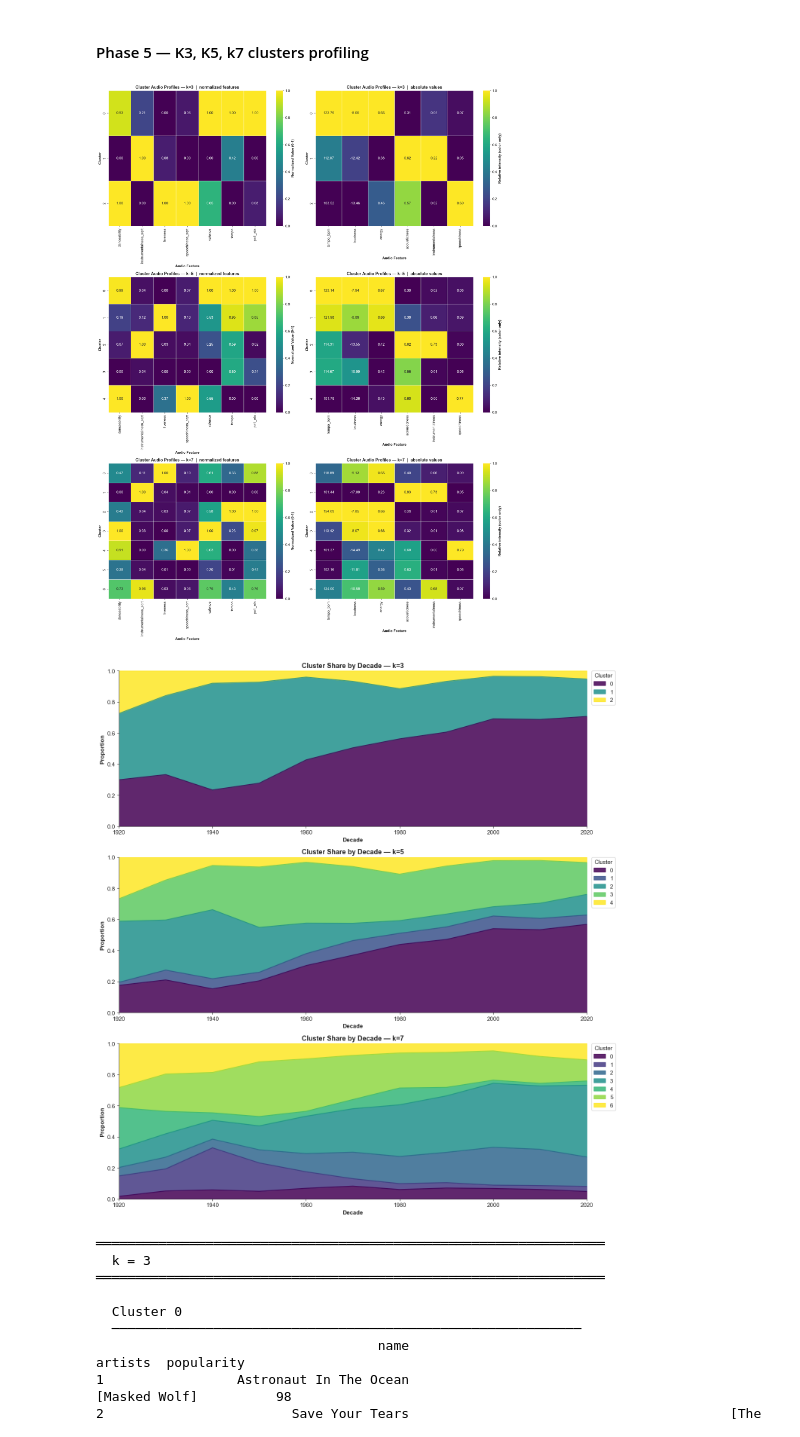
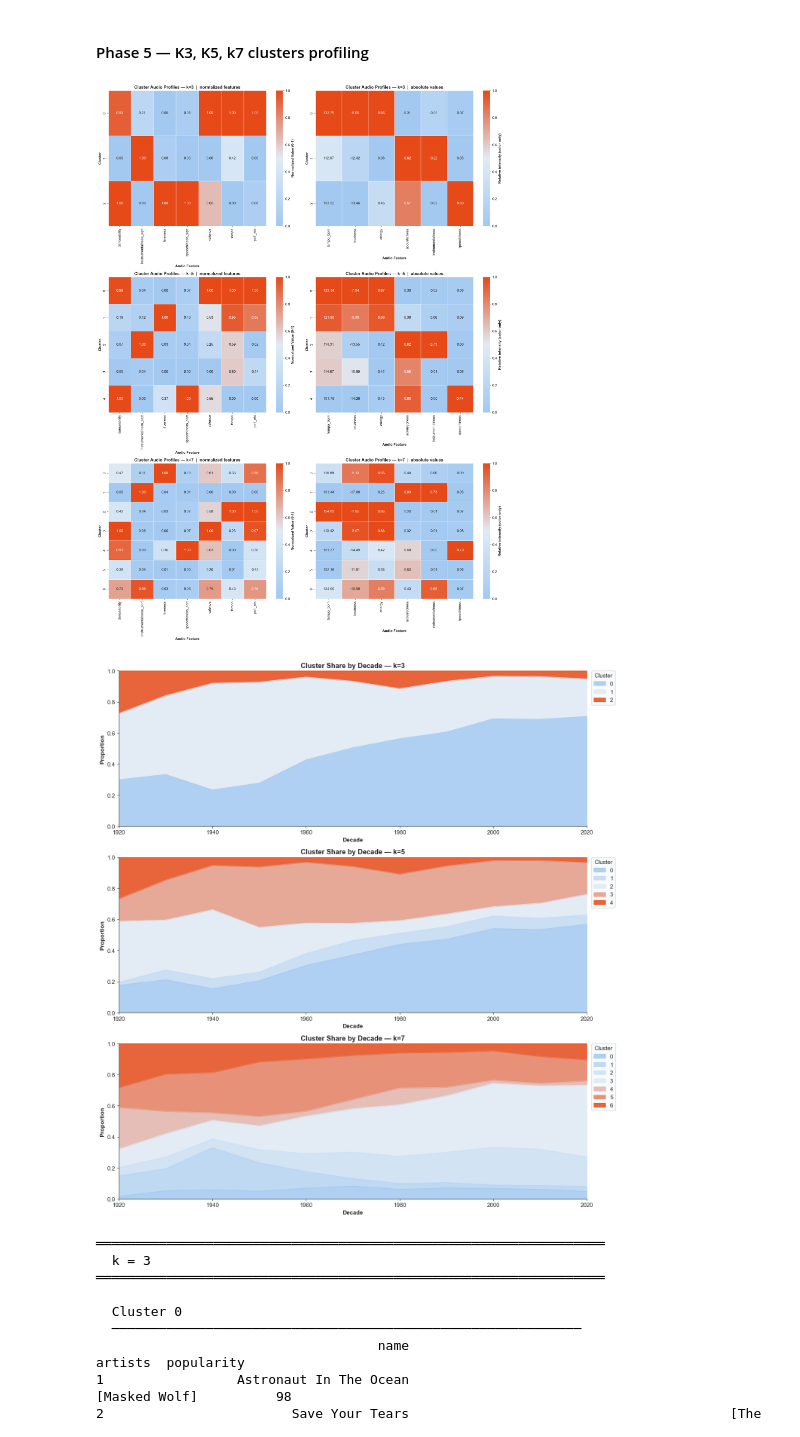
Before and after one commit to manuelcernigoj-lab/spoti-century, a Jupyter notebook: notebooks/01_tracks_elt.ipynb, the cells around one changed output. Saved outputs shown, nothing was run; the diff lists cells and outputs as text; code cells hidden in the pictures.

```diff
--- a/notebooks/01_tracks_elt.ipynb
+++ b/notebooks/01_tracks_elt.ipynb
@@ -450,16 +481,13 @@ features_list_all = [
 fig, axes = plt.subplots(2, 5, figsize=(14, 5))
 axes = axes.flatten()
 
-# Generate 7 evenly spaced colors from the viridis palette
-colors = [plt.cm.viridis(i / len(features_list_all)) for i in range(len(features_list_all))]
 
-for i, (feature, color) in enumerate(zip(features_list_all, colors)):
+for i, feature in enumerate(features_list_all):
     axes[i].hist(tracks[feature].dropna(), bins=20,
-                 color=color, edgecolor='white')
+                 color= '#3A3A3A', edgecolor='white')
     axes[i].set_title(feature, fontweight='bold')
     axes[i].set_xlabel('')
     axes[i].set_ylabel('')
-    sns.despine(ax=axes[i])
 
 # Hide unused axes
 for j in range(i + 1, len(axes)):
@@ -643,7 +671,7 @@ print("=" * 55)
 # %%
 dfs = [tracks, tracks_clean]
 labels = ['original', 'cleaned']
-colors = ['#141413', '#6a9bcc']
+colors = [SPOTIFY_PALETTE[''], '#E64A19',]
 columns = iqr_features + log_iqr_features
 
 for column in columns:
@@ -655,7 +683,7 @@ for column in columns:
         ax.set_title(f"{label} - {column} distribution", fontsize = 12)
         ax.set_xlabel('')
         ax.set_ylabel('count')
-        ax.axvline(df[column].mean(), color = '#d97757', linestyle='--', linewidth=1.5, label=f'Mean: {df[column].mean():.1f}')
+        ax.axvline(df[column].mean(), color = 'k', linestyle='--', linewidth=1.5, label=f'Mean: {df[column].mean():.1f}')
         ax.legend()
         sns.despine(ax=ax)
 
@@ -698,10 +726,10 @@ Min year after filtering: 1922
 # %%
 # Eras definition
 eras = [
-    (1920, 1953, '#6a9bcc', 'Early Recording Era'),
-    (1953, 1990, '#918fa3', 'Rock Era'),
-    (1990, 2000, '#b98178', 'CD/Digital Era'),
-    (2000, 2020, '#d97757', 'Streaming Era'),
+    (1920, 1953, '#E0EBF5', 'Early Recording Era'),
+    (1953, 1990, '#A3C9F1', 'Rock Era'),
+    (1990, 2000, '#be959a', 'CD/Digital Era'),
+    (2000, 2020, '#E64A19', 'Streaming Era'),
 ]
 
 for f in features_list_all:
@@ -709,7 +737,7 @@ for f in features_list_all:
 
     # Plot the feature (single color)
     sns.lineplot(tracks_clean[tracks_clean['year'] >= 1920],
-                 x='year', y=f, color='#141413', ax=ax)
+                 x='year', y=f, color='#3A3A3A', ax=ax)
 
     # Shaded era regions
     for start, end, color, label in eras:
@@ -724,7 +752,6 @@ for f in features_list_all:
     ncols=4,                   # 4 categorie = 4 colonne orizzontali
     fontsize=10
     )
-    sns.despine()
 
 plt.show()
 # %% [output]
@@ -1426,7 +1472,7 @@ for row, k in enumerate([3, 5, 7]):
     sns.heatmap(
         profile_norm,
         annot=True, fmt='.2f',
-        cmap='viridis',
+        cmap='CorporateGradient',
         linewidths=0.5,
         ax=axes[row, 0],
         cbar_kws={'label': 'Normalized Value (0-1)'}
@@ -1457,7 +1503,7 @@ for row, k in enumerate([3, 5, 7]):
         profile_abs_norm,
         annot=profile_abs,   # ← show real values, not normalized ones
         fmt='.2f',
-        cmap='viridis',
+        cmap='CorporateGradient',
         linewidths=0.5,
         ax=axes[row, 1],
         cbar_kws={'label': 'Relative intensity (color only)'}
@@ -1470,7 +1516,7 @@ for row, k in enumerate([3, 5, 7]):
 plt.tight_layout()
 plt.show()
 # %% [output]
-[figure, old version]
+[figure, new version]
 # %%
 # -- Step 1: Temporal Distribution of Clusters --
 
@@ -1487,35 +1533,35 @@ for ax, k in zip(axes, [3, 5, 7]):
     )
 
     # Normalize to proportions (each decade sums to 1)
     decade_props = decade_counts.div(decade_counts.sum(axis=1), axis=0)
 
     # -- [STEP 2] - Plot stacked area chart --
     decade_props.plot(
         kind='area',
         stacked=True,
         ax=ax,
-        colormap='viridis',
+        colormap='CorporateGradient',
         alpha=0.85,
         legend=True
     )
 
     # -- [STEP 3] - Formatting --
     ax.set_title(f'Cluster Share by Decade — k={k}', fontweight='bold')
     ax.set_xlabel('Decade')
     ax.set_ylabel('Proportion')
     ax.set_xlim(decade_props.index.min(), decade_props.index.max())
     ax.set_ylim(0, 1)
     ax.legend(
         title='Cluster',
         bbox_to_anchor=(1.01, 1),
         loc='upper left',
         borderaxespad=0
     )
 
 plt.tight_layout()
 plt.show()
 # %% [output]
-[figure, old version]
+[figure, new version]
 # %%
 # -- Step 2: Top 10 Popular Tracks per Cluster --
 
```
Also changed, not shown: parts of 19 cells of this notebook, 6 other files.
